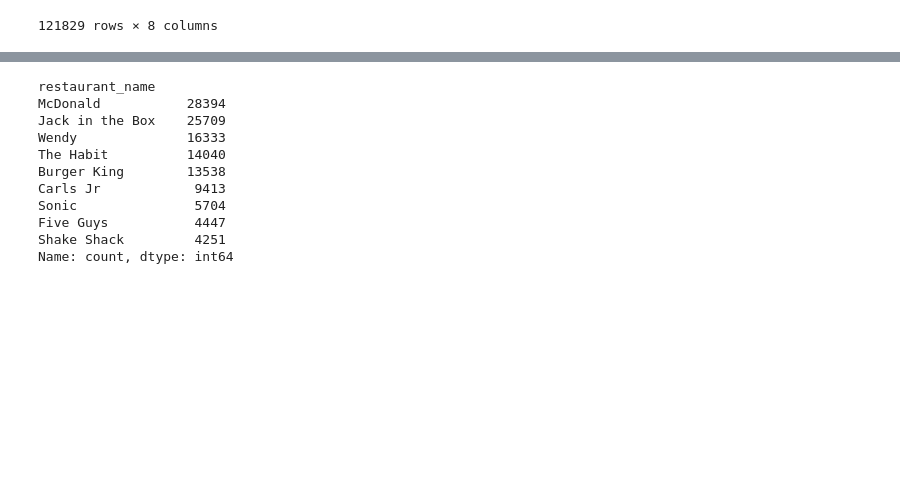
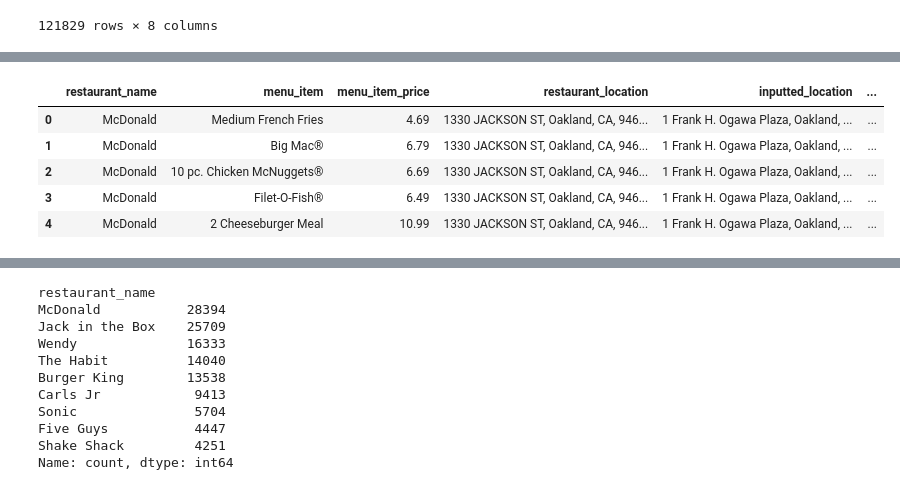
Before and after one commit to nguyena607/IRLE_scraping, a Jupyter notebook: processing.ipynb, the cells around one changed output, grey strips where cells are left out. Cells and saved outputs as stored; diff of their text form; code cells hidden in the pictures; blank space fills up the shorter version.

```diff
--- a/processing.ipynb
+++ b/processing.ipynb
@@ -54,0 +155,12 @@ df
+# %%
+# Add the scraping date
+df_encode = df_county.copy()
+df_encode['date_of_scraping'] = "03/15/2024"
+df_encode.head(5)
+# %% [output]
+|  | restaurant_name | menu_item | menu_item_price | restaurant_location | inputted_location | ... |
+| 0 | McDonald | Medium French Fries | 4.69 | 1330 JACKSON ST, Oakland, CA, 946... | 1 Frank H. Ogawa Plaza, Oakland, ... | ... |
+| 1 | McDonald | Big Mac® | 6.79 | 1330 JACKSON ST, Oakland, CA, 946... | 1 Frank H. Ogawa Plaza, Oakland, ... | ... |
+| 2 | McDonald | 10 pc. Chicken McNuggets® | 6.69 | 1330 JACKSON ST, Oakland, CA, 946... | 1 Frank H. Ogawa Plaza, Oakland, ... | ... |
+| 3 | McDonald | Filet-O-Fish® | 6.49 | 1330 JACKSON ST, Oakland, CA, 946... | 1 Frank H. Ogawa Plaza, Oakland, ... | ... |
+| 4 | McDonald | 2 Cheeseburger Meal | 10.99 | 1330 JACKSON ST, Oakland, CA, 946... | 1 Frank H. Ogawa Plaza, Oakland, ... | ... |
```
Also changed, not shown: parts of 3 cells of this notebook.
